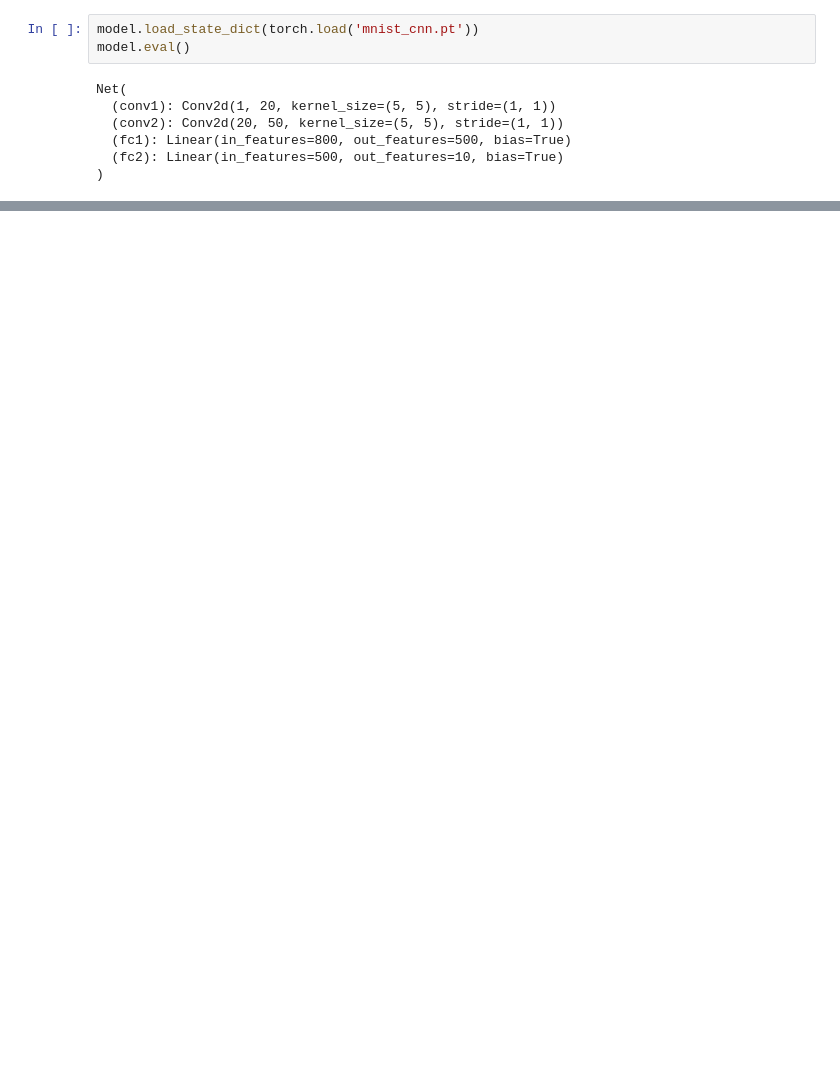
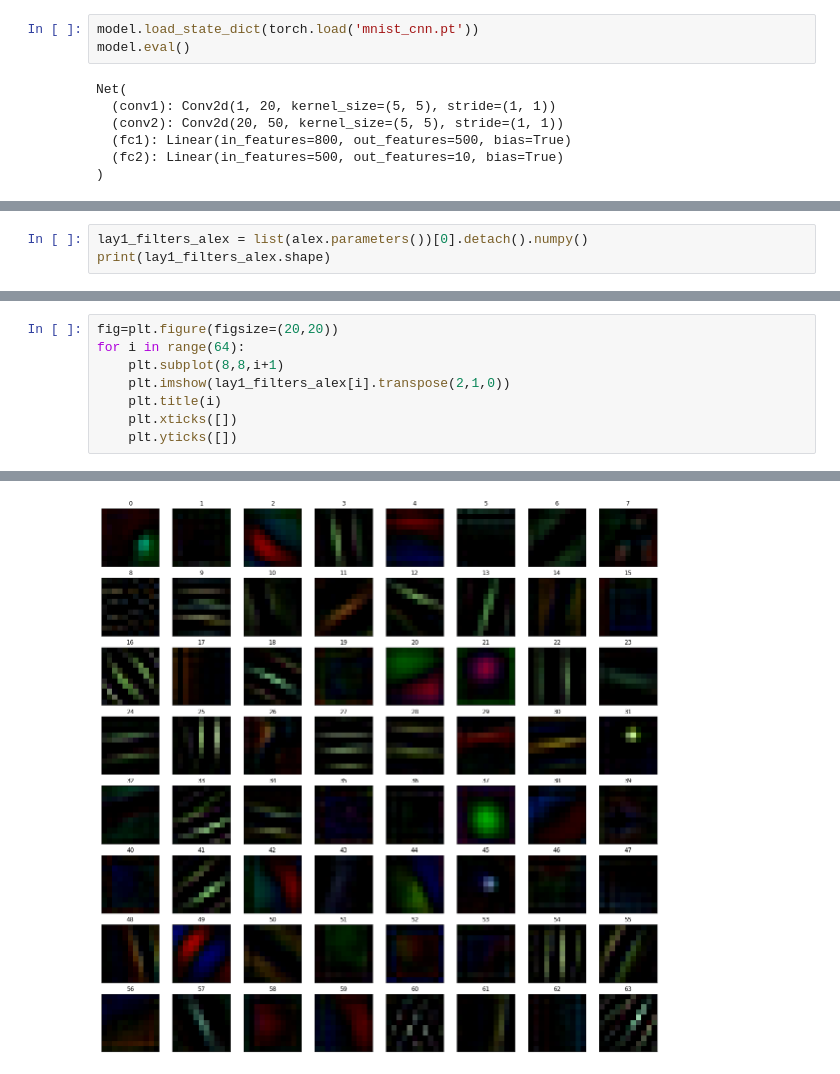
Before and after one commit to ansuini/MHPC_DL, a Jupyter notebook: day2/conv_visualization.ipynb, the cells around one changed output, grey strips where cells are left out. Saved outputs shown, nothing was run; the diff lists cells and outputs as text; blank space fills up the shorter version.

```diff
--- a/day2/conv_visualization.ipynb
+++ b/day2/conv_visualization.ipynb
@@ -97,0 +221,3 @@ Net(
+# %%
+lay1_filters_alex = list(alex.parameters())[0].detach().numpy()
+print(lay1_filters_alex.shape)
@@ -97,0 +233,9 @@ Net(
+# %%
+fig=plt.figure(figsize=(20,20))
+for i in range(64):
+    plt.subplot(8,8,i+1)
+    plt.imshow(lay1_filters_alex[i].transpose(2,1,0))
+    plt.title(i)
+    plt.xticks([])
+    plt.yticks([])
+# %% [output]
@@ -97,0 +259 @@ Net(
+[figure, added]
```
Also changed, not shown: parts of 23 cells of this notebook, 9 other files.
